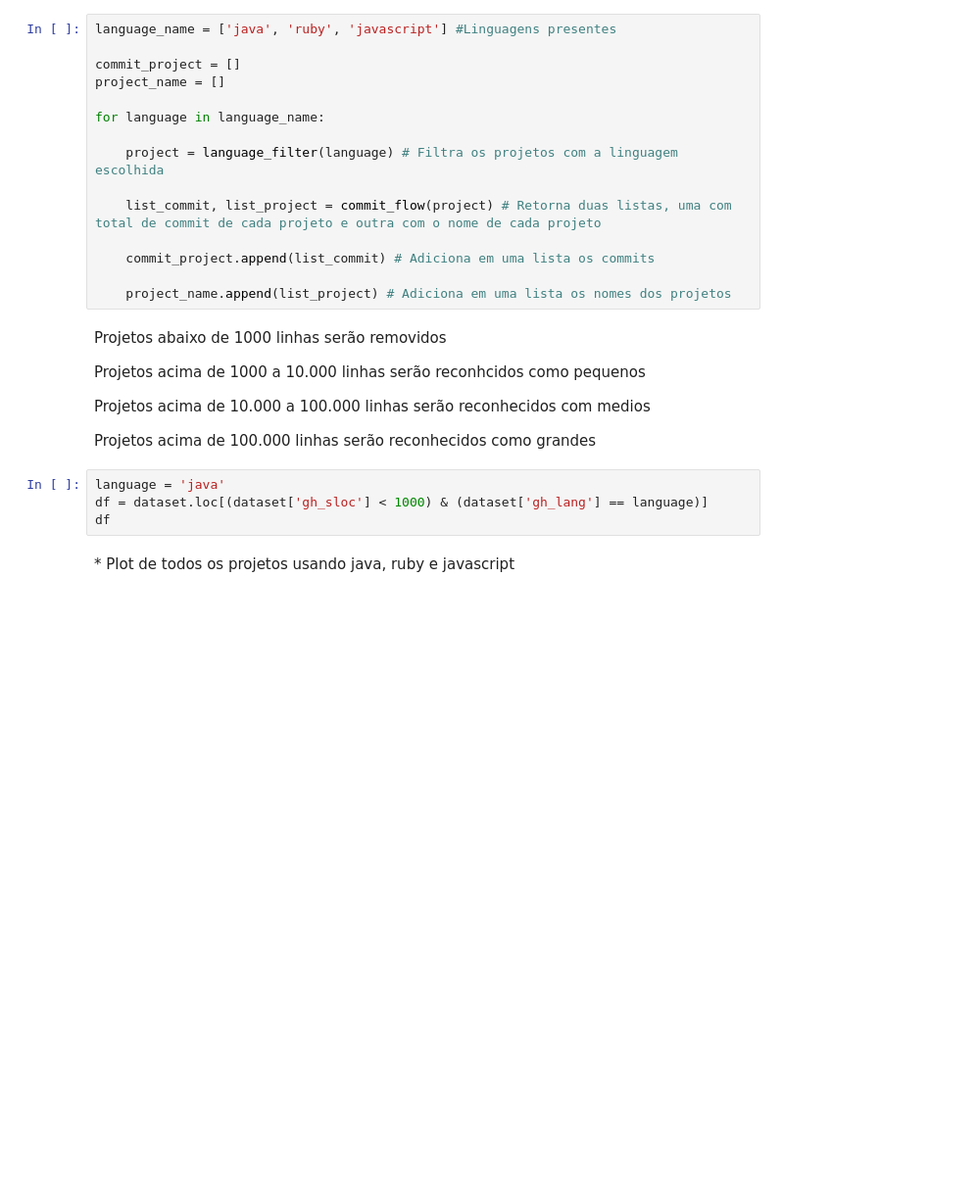
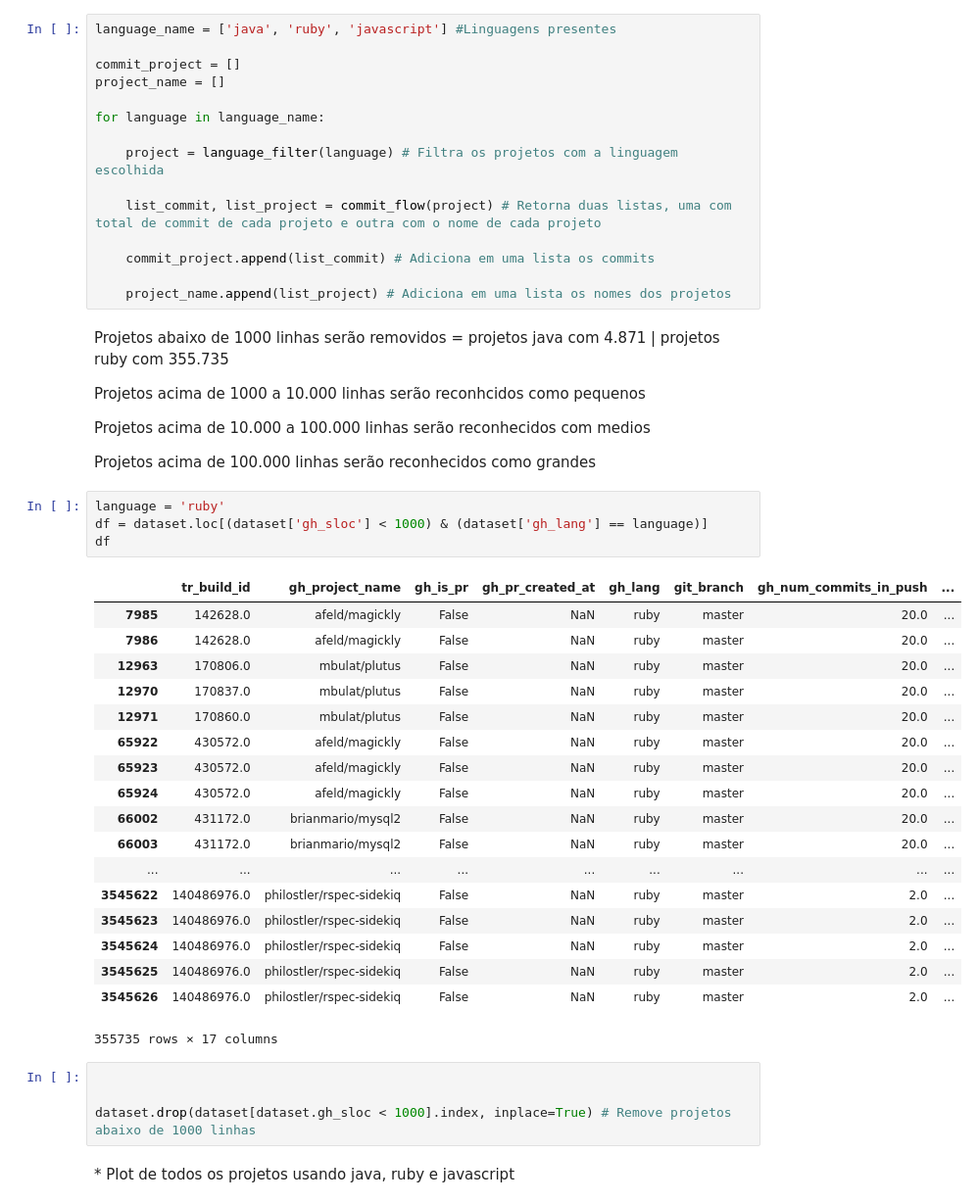
Before and after one commit to wagnernegrao/ci-analysis, a Jupyter notebook: ci_analysis.ipynb, the cells around one changed output. Shown at 98% size. Saved outputs shown, nothing was run; the diff lists cells and outputs as text; blank space fills up the shorter version.

Commit message:
filter for project java and ruby with lines less than 1000

```diff
--- a/ci_analysis.ipynb
+++ b/ci_analysis.ipynb
@@ -163,7 +163,7 @@ for language in language_name:
 
     project_name.append(list_project) # Adiciona em uma lista os nomes dos projetos
 # %% [markdown]
-Projetos abaixo de 1000 linhas serão removidos
+Projetos abaixo de 1000 linhas serão removidos = projetos java com 4.871 | projetos ruby com 355.735
 
 Projetos acima de 1000 a 10.000 linhas serão reconhcidos como pequenos
 
@@ -171,9 +171,32 @@ Projetos acima de 10.000 a 100.000 linhas serão reconhecidos com medios
 
 Projetos acima de 100.000 linhas serão reconhecidos como grandes
 # %%
-language = 'java'
+language = 'ruby'
 df = dataset.loc[(dataset['gh_sloc'] < 1000) & (dataset['gh_lang'] == language)]
 df
+# %% [output]
+|  | tr_build_id | gh_project_name | gh_is_pr | gh_pr_created_at | gh_lang | git_branch | gh_num_commits_in_push | ... |
+| 7985 | 142628.0 | afeld/magickly | False | NaN | ruby | master | 20.0 | ... |
+| 7986 | 142628.0 | afeld/magickly | False | NaN | ruby | master | 20.0 | ... |
+| 12963 | 170806.0 | mbulat/plutus | False | NaN | ruby | master | 20.0 | ... |
+| 12970 | 170837.0 | mbulat/plutus | False | NaN | ruby | master | 20.0 | ... |
+| 12971 | 170860.0 | mbulat/plutus | False | NaN | ruby | master | 20.0 | ... |
+| 65922 | 430572.0 | afeld/magickly | False | NaN | ruby | master | 20.0 | ... |
+| 65923 | 430572.0 | afeld/magickly | False | NaN | ruby | master | 20.0 | ... |
+| 65924 | 430572.0 | afeld/magickly | False | NaN | ruby | master | 20.0 | ... |
+| 66002 | 431172.0 | brianmario/mysql2 | False | NaN | ruby | master | 20.0 | ... |
+| 66003 | 431172.0 | brianmario/mysql2 | False | NaN | ruby | master | 20.0 | ... |
+| ... | ... | ... | ... | ... | ... | ... | ... | ... |
+| 3545622 | 140486976.0 | philostler/rspec-sidekiq | False | NaN | ruby | master | 2.0 | ... |
+| 3545623 | 140486976.0 | philostler/rspec-sidekiq | False | NaN | ruby | master | 2.0 | ... |
+| 3545624 | 140486976.0 | philostler/rspec-sidekiq | False | NaN | ruby | master | 2.0 | ... |
+| 3545625 | 140486976.0 | philostler/rspec-sidekiq | False | NaN | ruby | master | 2.0 | ... |
+| 3545626 | 140486976.0 | philostler/rspec-sidekiq | False | NaN | ruby | master | 2.0 | ... |
+355735 rows × 17 columns
+# %%
+
+
+dataset.drop(dataset[dataset.gh_sloc < 1000].index, inplace=True) # Remove projetos abaixo de 1000 linhas
 # %% [markdown]
 <font size = 4/>
 * Plot de todos os projetos usando java, ruby e javascript
```
